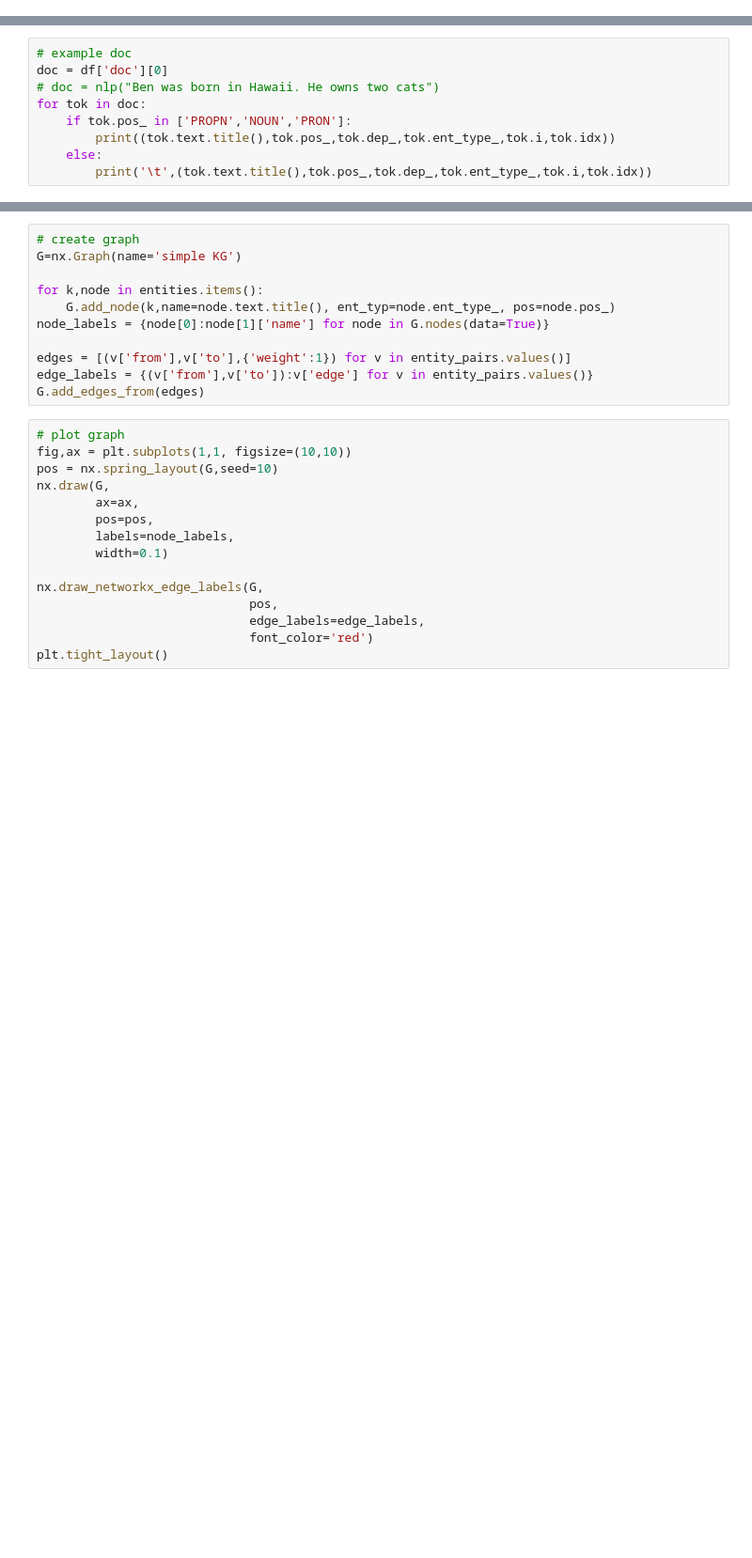
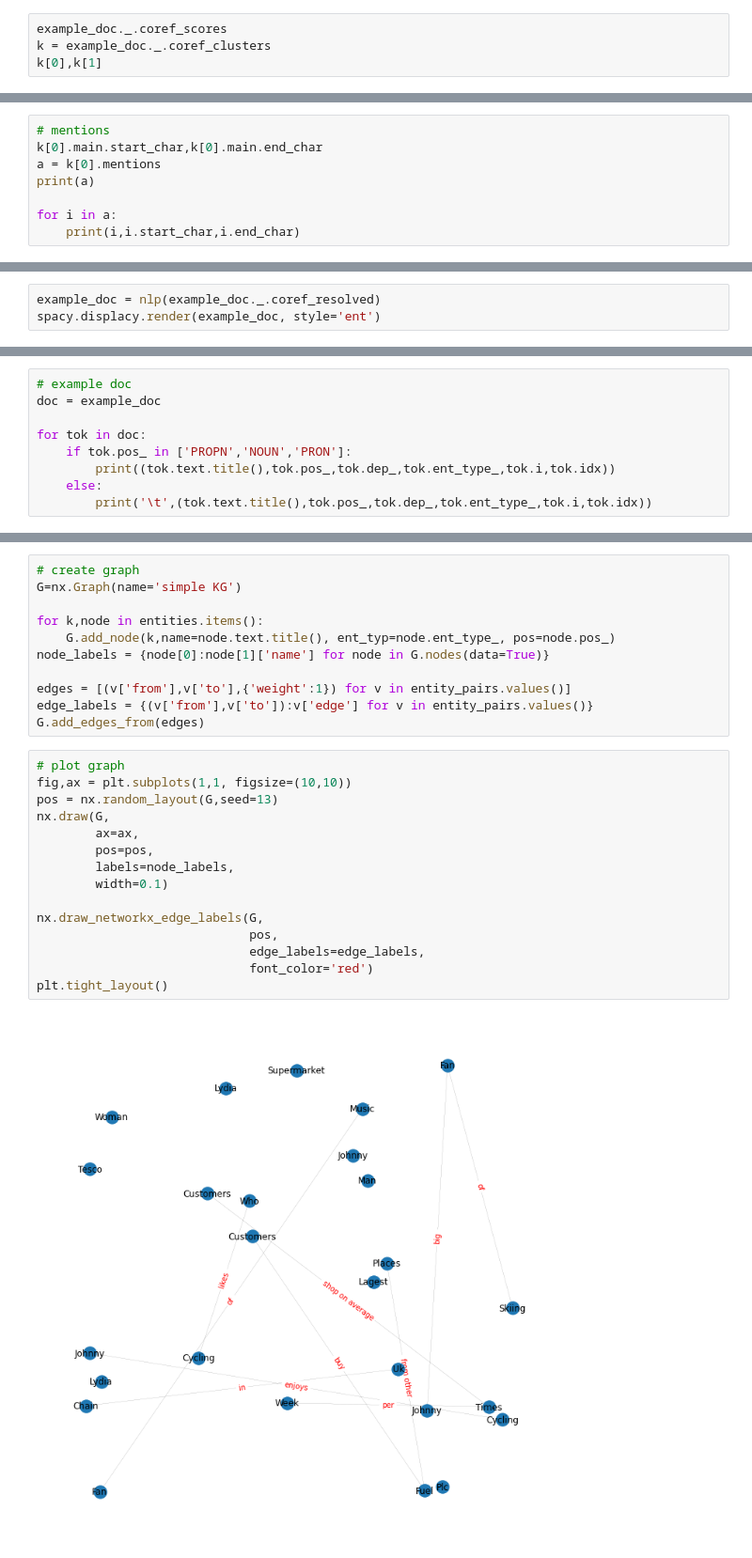
Before and after one commit to bpostance/learn_data_science, a Jupyter notebook: NLP/04_KG/0.1-spacy-relation-extraction.ipynb, the cells around one changed output, grey strips where cells are left out. Shown at 94% size. Saved outputs shown, nothing was run; the diff lists cells and outputs as text; blank space fills up the shorter version.

```diff
--- a/NLP/04_KG/0.1-spacy-relation-extraction.ipynb
+++ b/NLP/04_KG/0.1-spacy-relation-extraction.ipynb
@@ -77,0 +138,4 @@ spacy.displacy.render(df['doc'][1], style='dep')
+# %%
+example_doc._.coref_scores
+k = example_doc._.coref_clusters
+k[0],k[1]
@@ -77,0 +144,8 @@ spacy.displacy.render(df['doc'][1], style='dep')
+# %%
+# mentions
+k[0].main.start_char,k[0].main.end_char
+a = k[0].mentions
+print(a)
+
+for i in a:
+    print(i,i.start_char,i.end_char)
@@ -77,0 +157,3 @@ spacy.displacy.render(df['doc'][1], style='dep')
+# %%
+example_doc = nlp(example_doc._.coref_resolved)
+spacy.displacy.render(example_doc, style='ent')
@@ -78,7 +164,7 @@ spacy.displacy.render(df['doc'][1], style='dep')
 # %%
 # example doc
-doc = df['doc'][0]
-# doc = nlp("Ben was born in Hawaii. He owns two cats")
+doc = example_doc
+
 for tok in doc:
     if tok.pos_ in ['PROPN','NOUN','PRON']:
         print((tok.text.title(),tok.pos_,tok.dep_,tok.ent_type_,tok.i,tok.idx))
@@ -135,15 +286,17 @@ G.add_edges_from(edges)
 # %%
 # plot graph
 fig,ax = plt.subplots(1,1, figsize=(10,10))
-pos = nx.spring_layout(G,seed=10)
+pos = nx.random_layout(G,seed=13)
 nx.draw(G,
         ax=ax,
         pos=pos,
         labels=node_labels,
         width=0.1)
 
 nx.draw_networkx_edge_labels(G,
                              pos,
                              edge_labels=edge_labels,
                              font_color='red')
 plt.tight_layout()
+# %% [output]
+[figure, added]
```
Also changed, not shown: parts of 27 cells of this notebook, 1 other file.
